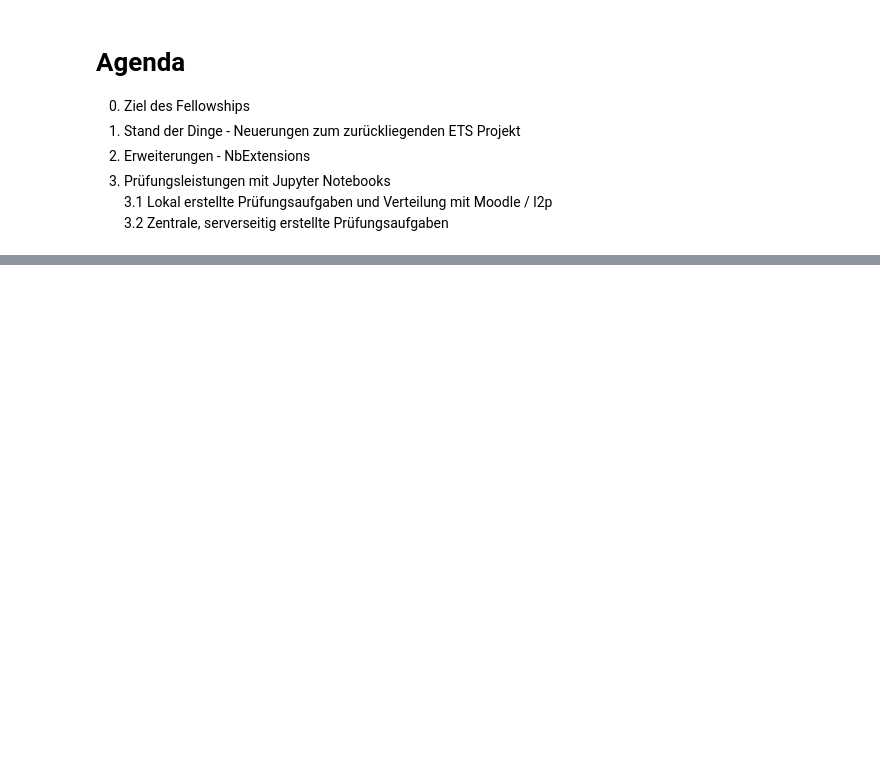
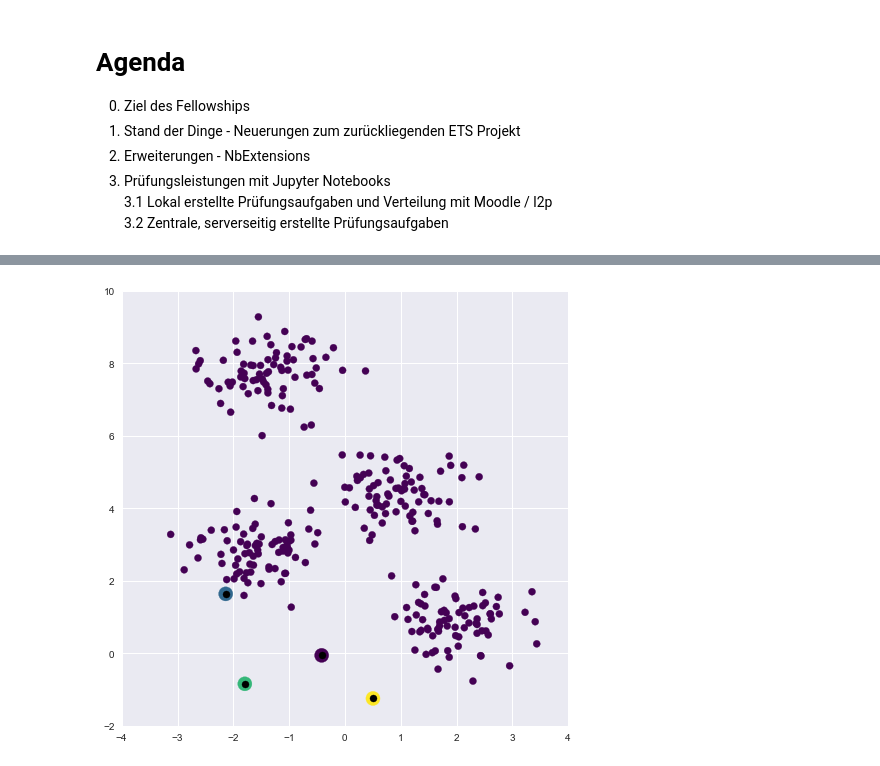
Before and after one commit to Japhiolite/streamlined_teaching, a Jupyter notebook: talk/BL-Projekt_Fellowship.ipynb, the cells around one changed output, grey strips where cells are left out. Drawn from its saved outputs; the diff is of its cells as text; code cells hidden in the pictures; blank space fills up the shorter version.

```diff
--- a/talk/BL-Projekt_Fellowship.ipynb
+++ b/talk/BL-Projekt_Fellowship.ipynb
@@ -49,0 +98,65 @@ Marktstudien (z.B. LinkedIn) identifizieren Kernkompetenzen:
+# %%
+# Possibility for code-folding
+def plot_kmeans_interactive(min_clusters=1, max_clusters=6):
+    X, y = make_blobs(n_samples=300, centers=4,
+                      random_state=0, cluster_std=0.60)
+
+    def plot_points(X, labels, n_clusters):
+        plt.scatter(X[:, 0], X[:, 1], c=labels, s=50, cmap='viridis',
+                    vmin=0, vmax=n_clusters - 1);
+
+    def plot_centers(centers):
+        plt.scatter(centers[:, 0], centers[:, 1], marker='o',
+                    c=np.arange(centers.shape[0]),
+                    s=200, cmap='viridis')
+        plt.scatter(centers[:, 0], centers[:, 1], marker='o',
+                    c='black', s=50)
+
+
+    def _kmeans_step(frame=0, n_clusters=4):
+        rng = np.random.RandomState(2)
+        labels = np.zeros(X.shape[0])
+        centers = rng.randn(n_clusters, 2)
+
+        nsteps = int(frame // 3)
+
+        for i in range(nsteps + 1):
+            old_centers = centers
+            if i < nsteps or frame % 3 > 0:
+                labels = pairwise_distances_argmin(X, centers)
+
+            if i < nsteps or frame % 3 > 1:
+                centers = np.array([X[labels == j].mean(0)
+                                    for j in range(n_clusters)])
+                nans = np.isnan(centers)
+                centers[nans] = old_centers[nans]
+
+        # plot the data and cluster centers
+        plt.figure(figsize=(8,8))
+        plot_points(X, labels, n_clusters)
+        plot_centers(old_centers)
+
+        # plot new centers if third frame
+        if frame % 3 == 2:
+            for i in range(n_clusters):
+                plt.annotate('', centers[i], old_centers[i],
+                             arrowprops=dict(arrowstyle='->', linewidth=1))
+            plot_centers(centers)
+
+        plt.xlim(-4, 4)
+        plt.ylim(-2, 10)
+
+        if frame % 3 == 1:
+            plt.text(3.8, 9.5, "1. Reassign points to nearest centroid",
+                     ha='right', va='top', size=14)
+        elif frame % 3 == 2:
+            plt.text(3.8, 9.5, "2. Update centroids to cluster means",
+                     ha='right', va='top', size=14)
+        plt.show()
+
+    return interact(_kmeans_step, frame=(0, 20),
+                    n_clusters=(min_clusters, max_clusters))
+
+plot_kmeans_interactive();
+# %% [output]
+[figure, added]
```
Also changed, not shown: parts of 7 cells of this notebook.
